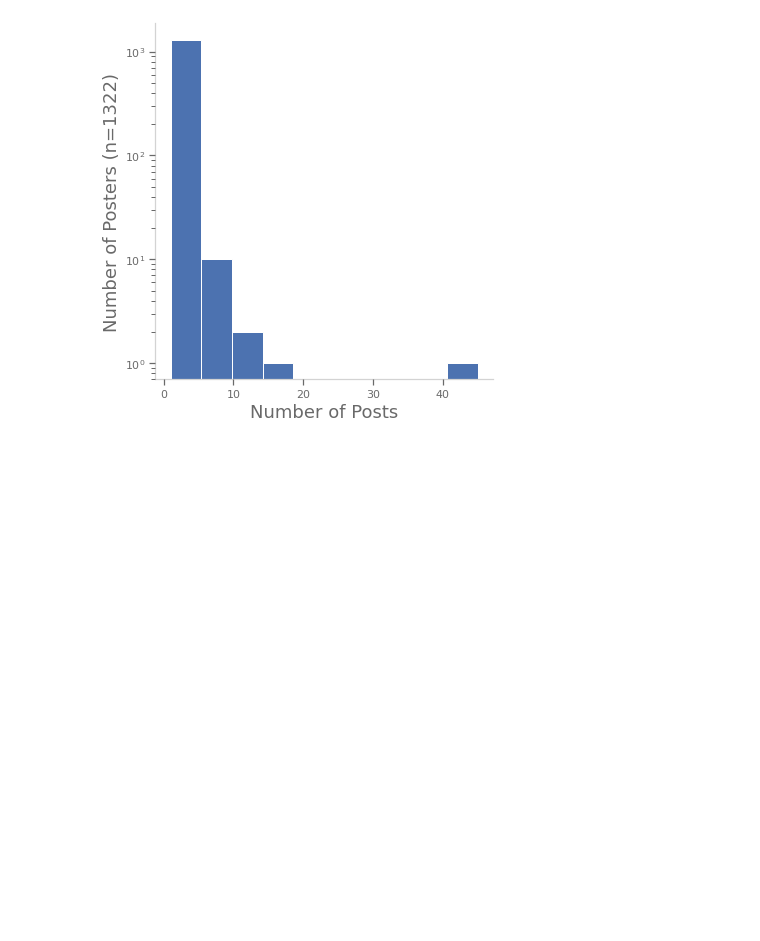
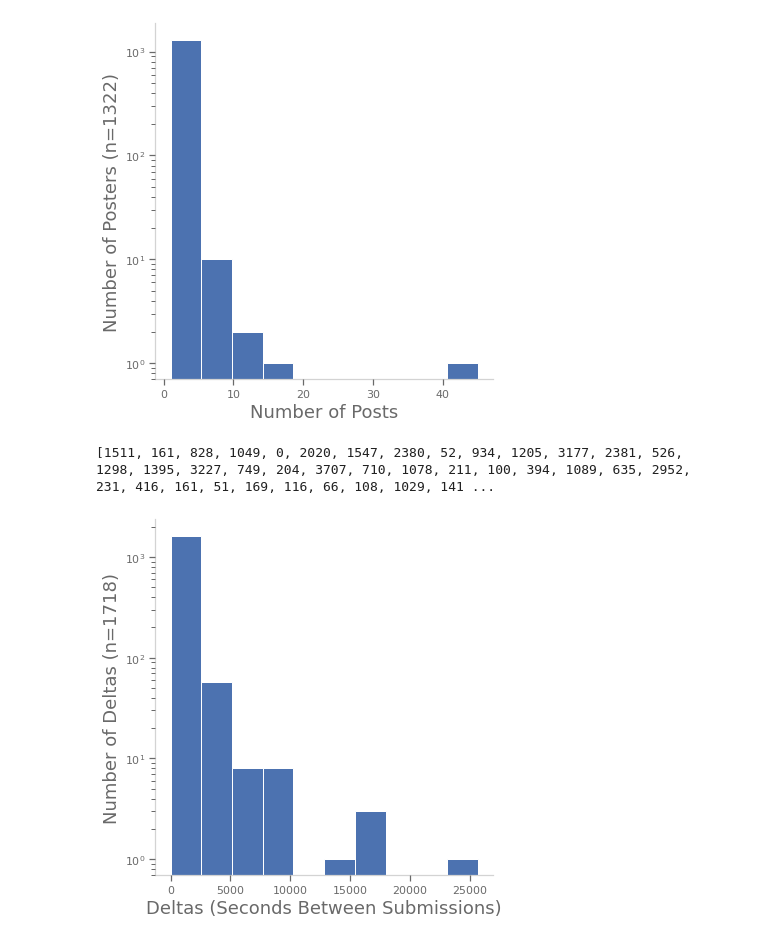
Before and after one commit to AndrewSamaha/WSBAnalysis, a Jupyter notebook: readme-testing.ipynb, the cells around one changed output. Cells and saved outputs as stored; diff of their text form; code cells hidden in the pictures; blank space fills up the shorter version.

Commit message:
started submission delta analysis

```diff
--- a/readme-testing.ipynb
+++ b/readme-testing.ipynb
@@ -193,3 +194,40 @@ plt.yscale('log')
 #plt.savefig('figures/pda_numposts_hist.png')
 # %% [output]
 [figure]
+# %%
+def getsubmissiondeltas():
+    submission_dates = wsbs.aggregate( [ {
+        '$project': {
+            'date': {
+                '$dateFromString': {
+                    'dateString': '$created_utc'
+                 }
+             }
+        }
+    }, { '$sort': { 'date' : -1} } ] )
+
+    i = 0
+    lastTime = None
+    deltas = []
+    for x in submission_dates:
+        i += 1
+        if lastTime != None:
+            delta = (lastTime - x['date']).seconds
+            deltas.append(delta)
+        #print(i, x)
+        lastTime = x['date']
+        #if i >= 30:
+        #    break
+    fig, ax = plt.subplots(1,1, figsize=(6,6))
+    ax.hist(x=deltas)
+    ax.set_ylabel(f'Number of Deltas (n={len(deltas)})')
+    ax.set_xlabel('Deltas (Seconds Between Submissions)')
+    plt.tight_layout()
+    plt.yscale('log')
+    return deltas
+
+deltas = getsubmissiondeltas()
+print(deltas[:100])
+# %% [output]
+[1511, 161, 828, 1049, 0, 2020, 1547, 2380, 52, 934, 1205, 3177, 2381, 526, 1298, 1395, 3227, 749, 204, 3707, 710, 1078, 211, 100, 394, 1089, 635, 2952, 231, 416, 161, 51, 169, 116, 66, 108, 1029, 141 ...
+[figure, added]
```
Also changed, not shown: parts of 1 cell of this notebook, 6 other files.
